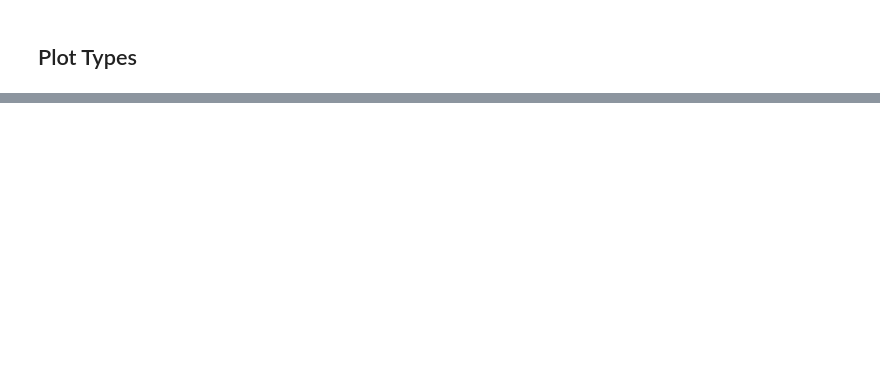
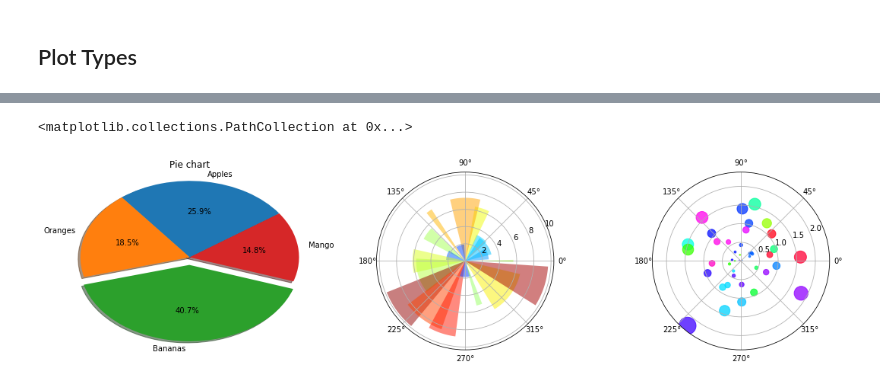
Before and after one commit to ashish-rane/MachineLearning, a Jupyter notebook: Matplotlib/Matplotlib_Plot_types.ipynb, the cells around one changed output, grey strips where cells are left out. Saved outputs shown, nothing was run; the diff lists cells and outputs as text; code cells hidden in the pictures; blank space fills up the shorter version.

```diff
--- a/Matplotlib/Matplotlib_Plot_types.ipynb
+++ b/Matplotlib/Matplotlib_Plot_types.ipynb
@@ -42,0 +78,38 @@ axes.legend(loc='upper left')
+# %%
+# Pie Chart and Polar Chart
+fig, axes = pp.subplots(nrows=1, ncols=3, figsize = (15,4))
+(axes1, axes2, axes3) = axes.flatten()
+
+#Pie
+labels = ['Apples', 'Oranges', 'Bananas', 'Mango']
+proportion = [35,25,55,20]
+explode = [0,0, 0.1,0 ] # which index to explode for now we explode Bananas (idx:2)
+axes1.pie(proportion, labels=labels, explode=explode, shadow=True, startangle=35, autopct='%1.1f% %')
+axes1.axis('normal')
+axes1.set_title('Pie chart')
+fig.tight_layout()
+
+
+# Polar
+N = 20
+theta = np.arange(0.0, 2*np.pi, 2*np.pi/N) # we need range from 0 to 2pi (i.e 360 degree) in steps of 360/20.
+radii = 10*np.random.rand(N) # random radios for each of the 20 parts
+width = np.pi/4*np.random.rand(N) # width of each part
+axes2 = pp.subplot(132, polar= True)
+bars = axes2.bar(theta, radii, width=width, bottom=0.0)
+
+# for each radius and bar set different colors and opacity.
+for r,bar in zip(radii, bars):
+    bar.set_facecolor( pp.cm.jet(r/10.)) # pp.cm.jet will return a color map which we then index by r/10 to get a particular color
+    bar.set_alpha(0.5)
+
+# polar scatter
+radii = np.random.randn(100)
+theta = 2 * np.pi * np.random.randn(100)
+area = 100 * (radii ** 2)
+colors = theta
+axes3 = pp.subplot(133, polar= True)
+axes3.scatter(theta, radii, c =colors, s = area, cmap='hsv', alpha=0.75)
+# %% [output]
+<matplotlib.collections.PathCollection at 0x...>
+[figure, added]
```
Also changed, not shown: parts of 11 cells of this notebook, 1 other file.
